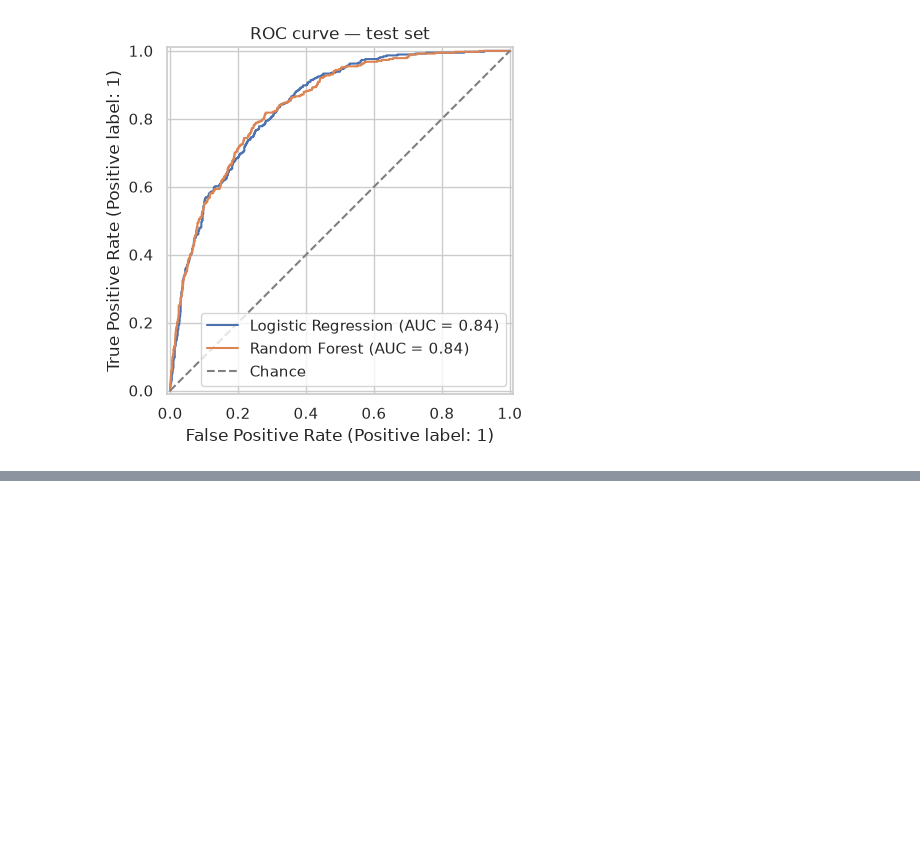
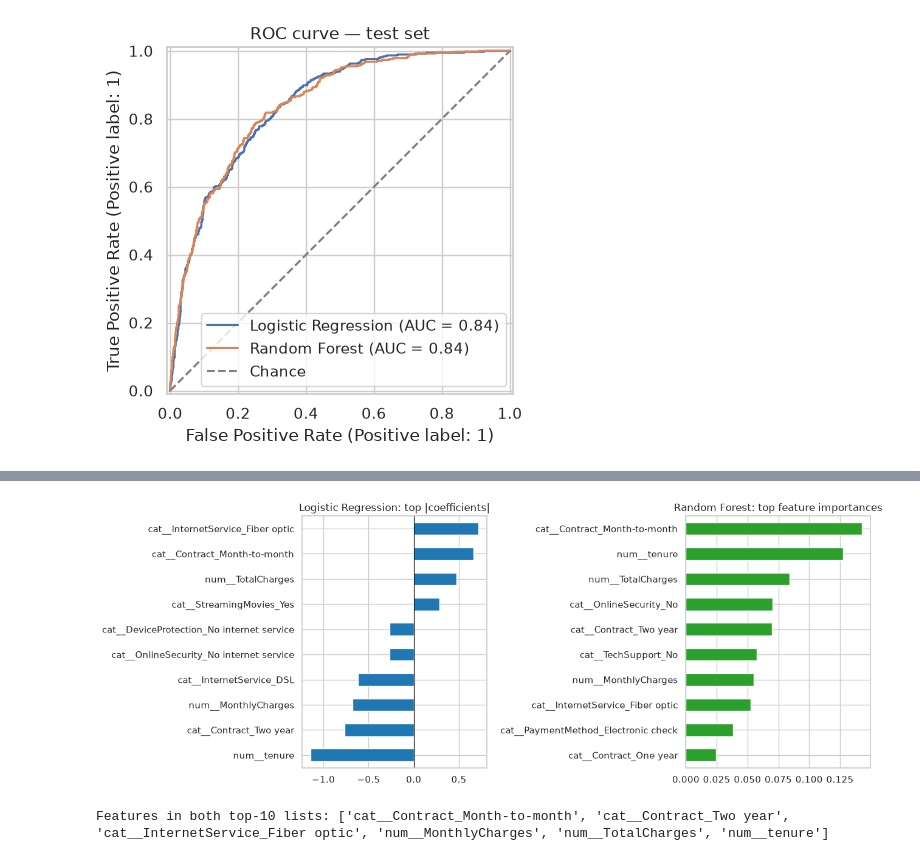
Before and after one commit to naikmayanka04/Customer-Churn-Evaluation-and-Tuning, a Jupyter notebook: milestone_03_model_comparison.ipynb, the cells around one changed output, grey strips where cells are left out. Cells and saved outputs as stored; diff of their text form; code cells hidden in the pictures; blank space fills up the shorter version.

Commit message:
compare feature importances and coefficients between models

```diff
--- a/milestone_03_model_comparison.ipynb
+++ b/milestone_03_model_comparison.ipynb
@@ -133,0 +141,24 @@ plt.show()
+# %%
+logreg_names = fitted["Logistic Regression"].named_steps["preprocess"].get_feature_names_out()
+logreg_coefs = pd.Series(fitted["Logistic Regression"].named_steps["model"].coef_[0], index=logreg_names)
+
+rf_names = fitted["Random Forest"].named_steps["preprocess"].get_feature_names_out()
+rf_importances = pd.Series(fitted["Random Forest"].named_steps["model"].feature_importances_, index=rf_names)
+
+top_logreg = logreg_coefs.abs().sort_values(ascending=False).head(10).index
+top_rf = rf_importances.sort_values(ascending=False).head(10).index
+
+fig, axes = plt.subplots(1, 2, figsize=(13, 5))
+logreg_coefs[top_logreg].sort_values().plot.barh(ax=axes[0], color="tab:blue")
+axes[0].set_title("Logistic Regression: top |coefficients|")
+axes[0].axvline(0, color="black", linewidth=0.8)
+
+rf_importances[top_rf].sort_values().plot.barh(ax=axes[1], color="tab:green")
+axes[1].set_title("Random Forest: top feature importances")
+plt.tight_layout()
+plt.show()
+
+print("Features in both top-10 lists:", sorted(set(top_logreg) & set(top_rf)))
+# %% [output]
+[figure, added]
+Features in both top-10 lists: ['cat__Contract_Month-to-month', 'cat__Contract_Two year', 'cat__InternetService_Fiber optic', 'num__MonthlyCharges', 'num__TotalCharges', 'num__tenure']
```
Also changed, not shown: parts of 2 cells of this notebook.
